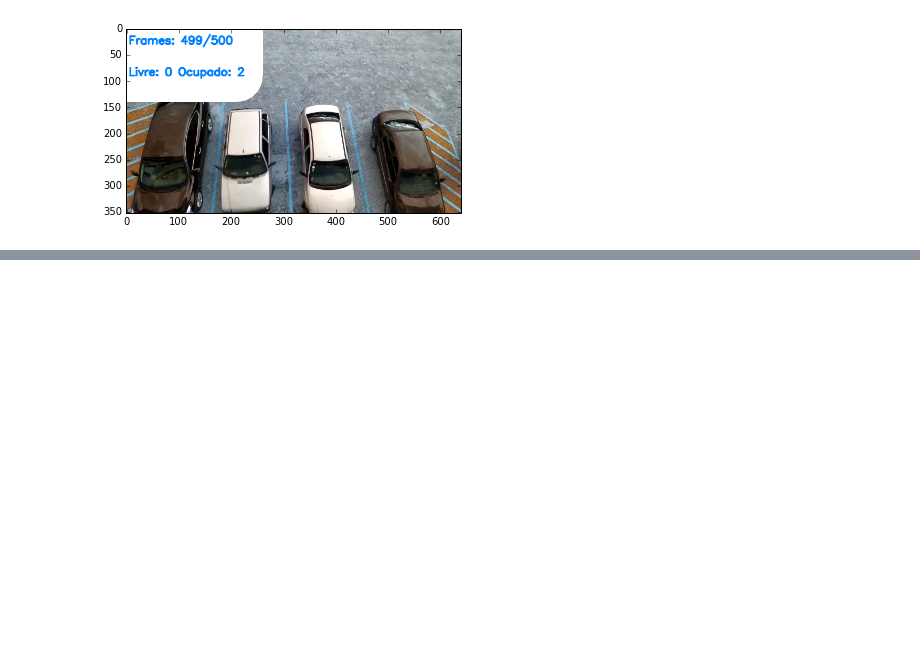
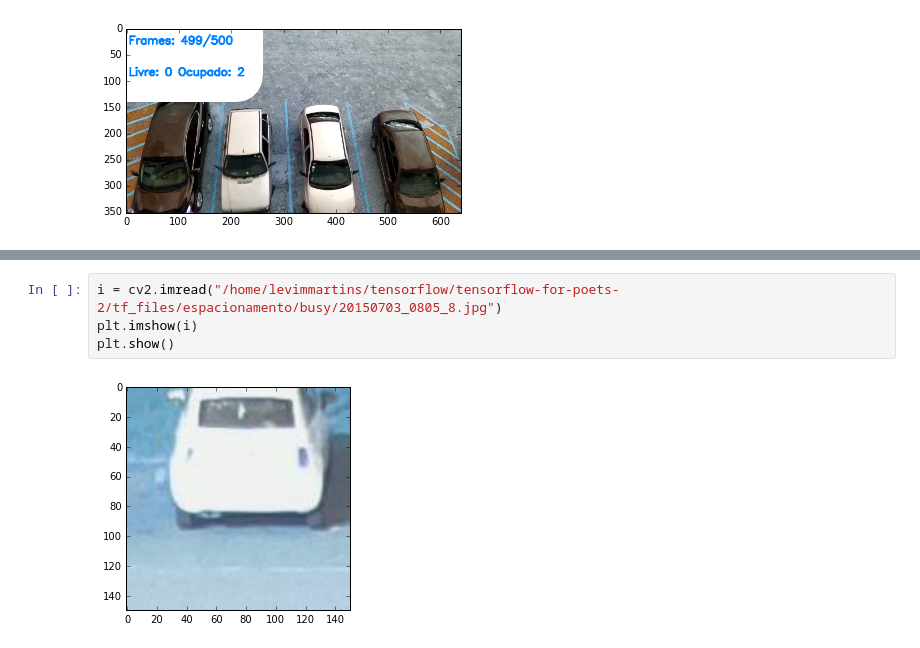
Before and after one commit to levimmartins/ComputacaoGrafica, a Jupyter notebook: ProjetoFinal.ipynb, the cells around one changed output, grey strips where cells are left out. Drawn from its saved outputs; the diff is of its cells as text; blank space fills up the shorter version.

```diff
--- a/ProjetoFinal.ipynb
+++ b/ProjetoFinal.ipynb
@@ -322,0 +831,6 @@ plt.show()
+# %%
+i = cv2.imread("/home/levimmartins/tensorflow/tensorflow-for-poets-2/tf_files/espacionamento/busy/20150703_0805_8.jpg")
+plt.imshow(i)
+plt.show()
+# %% [output]
+[figure, added]
```
Also changed, not shown: parts of 48 cells of this notebook.
